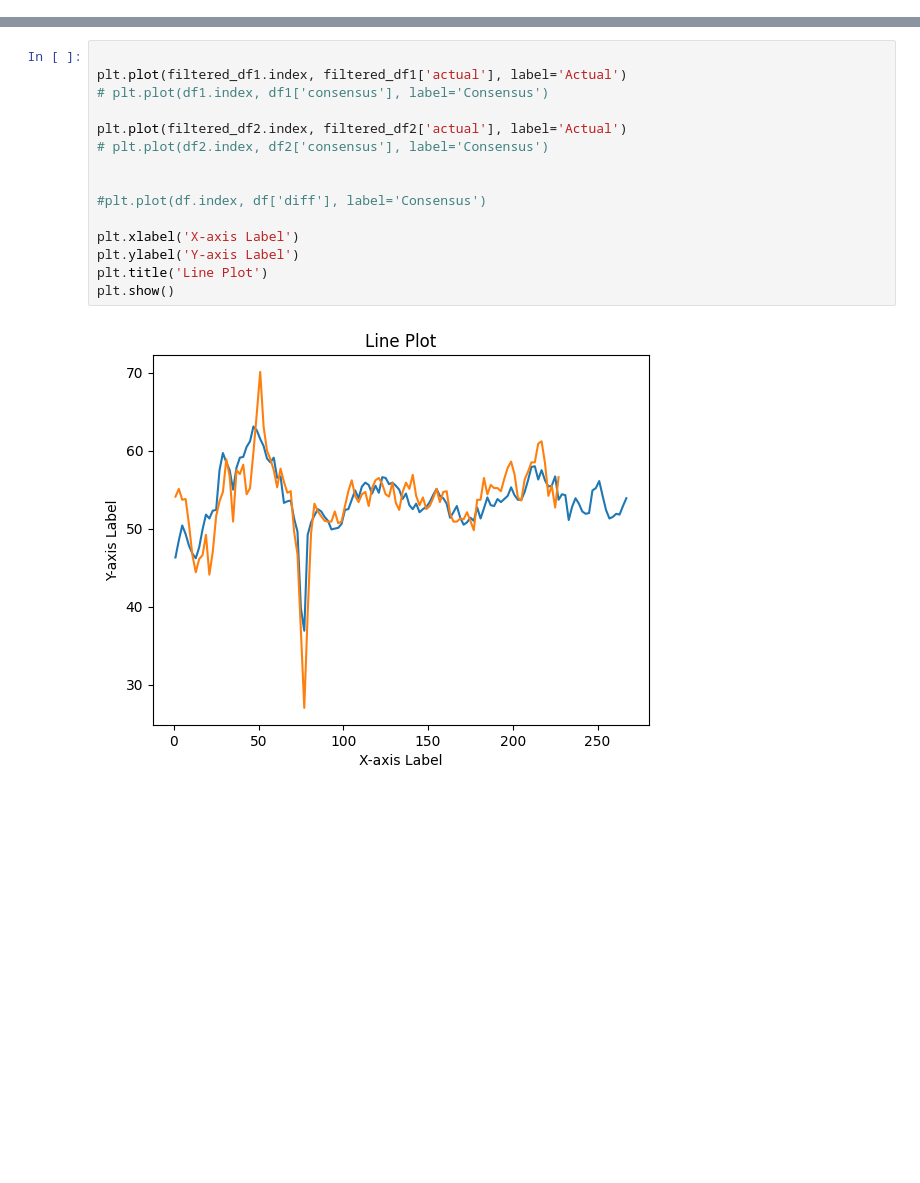
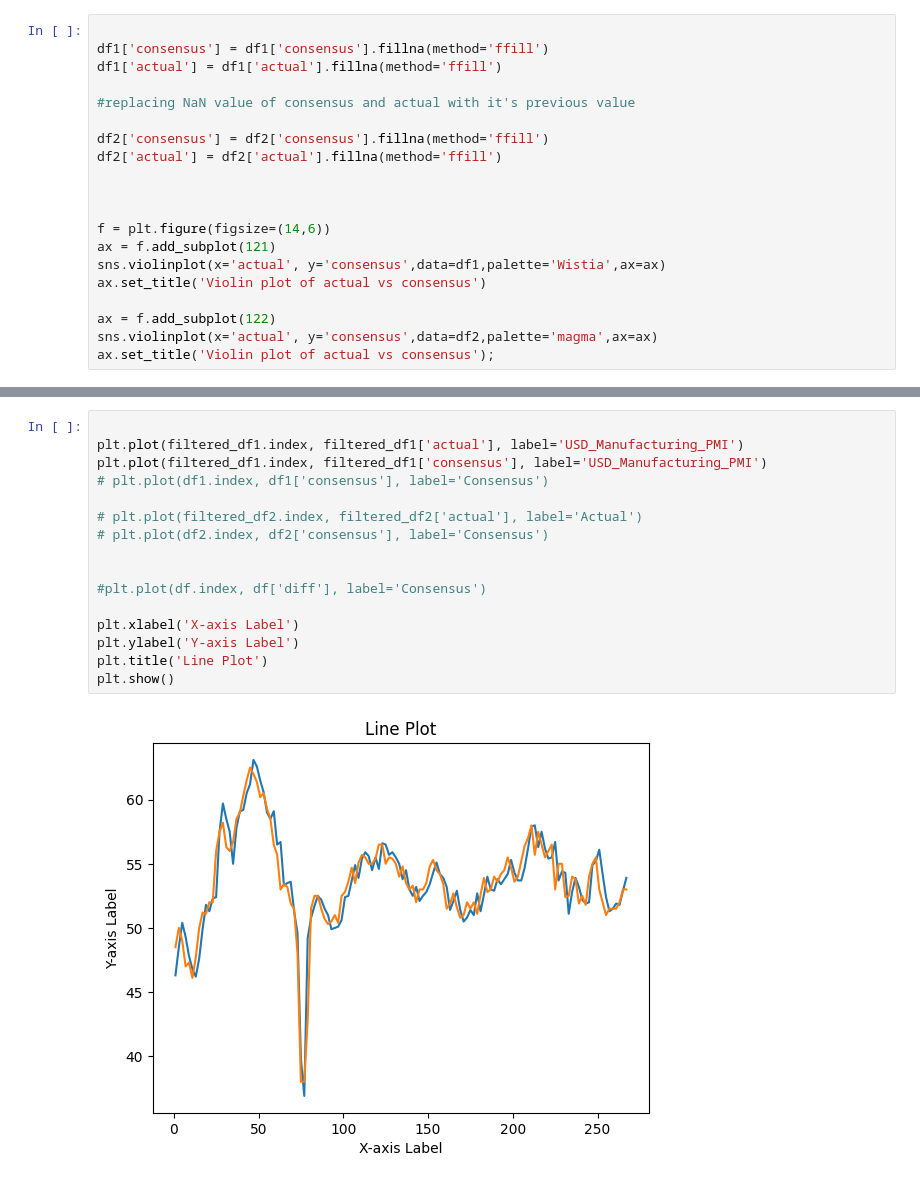
Before and after one commit to Suraj6E/RegressionAnalysis_USD, a Jupyter notebook: DataCleanUP.ipynb, the cells around one changed output, grey strips where cells are left out. Drawn from its saved outputs; the diff is of its cells as text; blank space fills up the shorter version.

```diff
--- a/DataCleanUP.ipynb
+++ b/DataCleanUP.ipynb
@@ -37,0 +85,20 @@ print(df2.head())  # Display the first few rows of the DataFrame
+# %%
+
+df1['consensus'] = df1['consensus'].fillna(method='ffill')
+df1['actual'] = df1['actual'].fillna(method='ffill')
+
+#replacing NaN value of consensus and actual with it's previous value
+
+df2['consensus'] = df2['consensus'].fillna(method='ffill')
+df2['actual'] = df2['actual'].fillna(method='ffill')
+
+
+
+f = plt.figure(figsize=(14,6))
+ax = f.add_subplot(121)
+sns.violinplot(x='actual', y='consensus',data=df1,palette='Wistia',ax=ax)
+ax.set_title('Violin plot of actual vs consensus')
+
+ax = f.add_subplot(122)
+sns.violinplot(x='actual', y='consensus',data=df2,palette='magma',ax=ax)
+ax.set_title('Violin plot of actual vs consensus');
@@ -58,17 +135,18 @@ print(filtered_df1.head(4));
 # %%
 
-plt.plot(filtered_df1.index, filtered_df1['actual'], label='Actual')
+plt.plot(filtered_df1.index, filtered_df1['actual'], label='USD_Manufacturing_PMI')
+plt.plot(filtered_df1.index, filtered_df1['consensus'], label='USD_Manufacturing_PMI')
 # plt.plot(df1.index, df1['consensus'], label='Consensus')
 
-plt.plot(filtered_df2.index, filtered_df2['actual'], label='Actual')
+# plt.plot(filtered_df2.index, filtered_df2['actual'], label='Actual')
 # plt.plot(df2.index, df2['consensus'], label='Consensus')
 
 
 #plt.plot(df.index, df['diff'], label='Consensus')
 
 plt.xlabel('X-axis Label')
 plt.ylabel('Y-axis Label')
 plt.title('Line Plot')
 plt.show()
 # %% [output]
-[figure, old version]
+[figure, new version]
```
Also changed, not shown: parts of 4 cells of this notebook.
